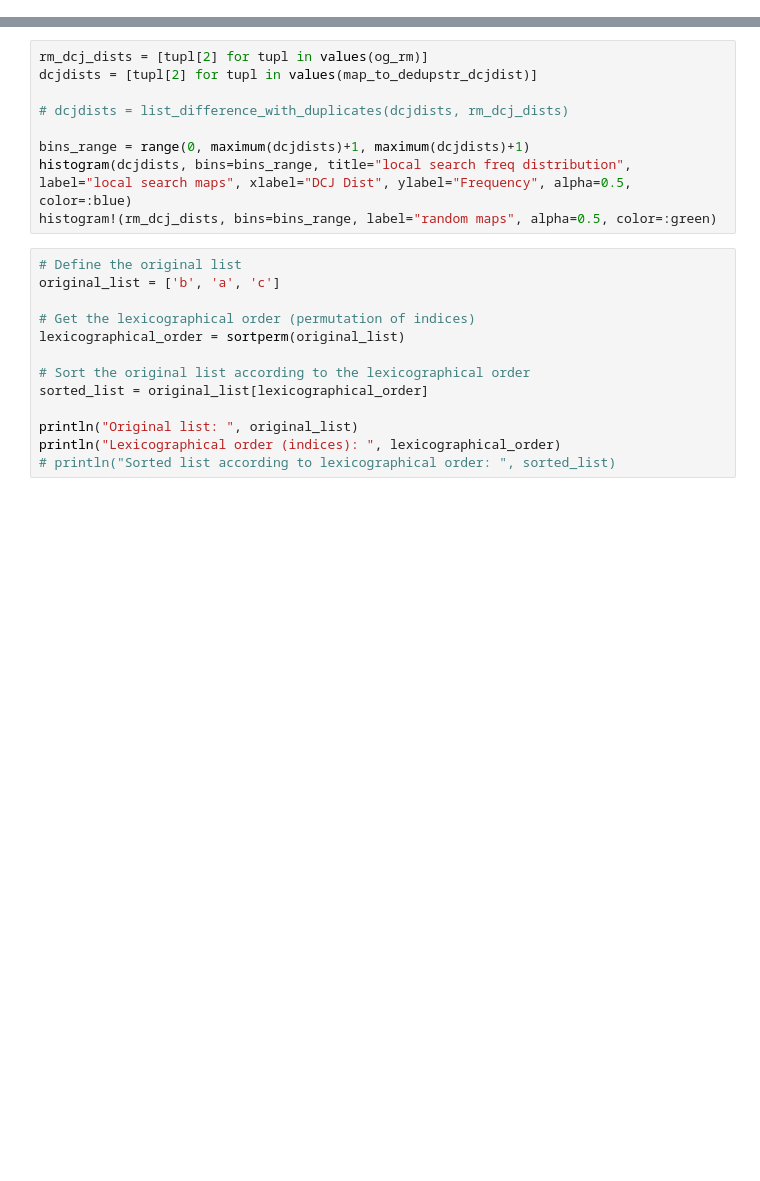
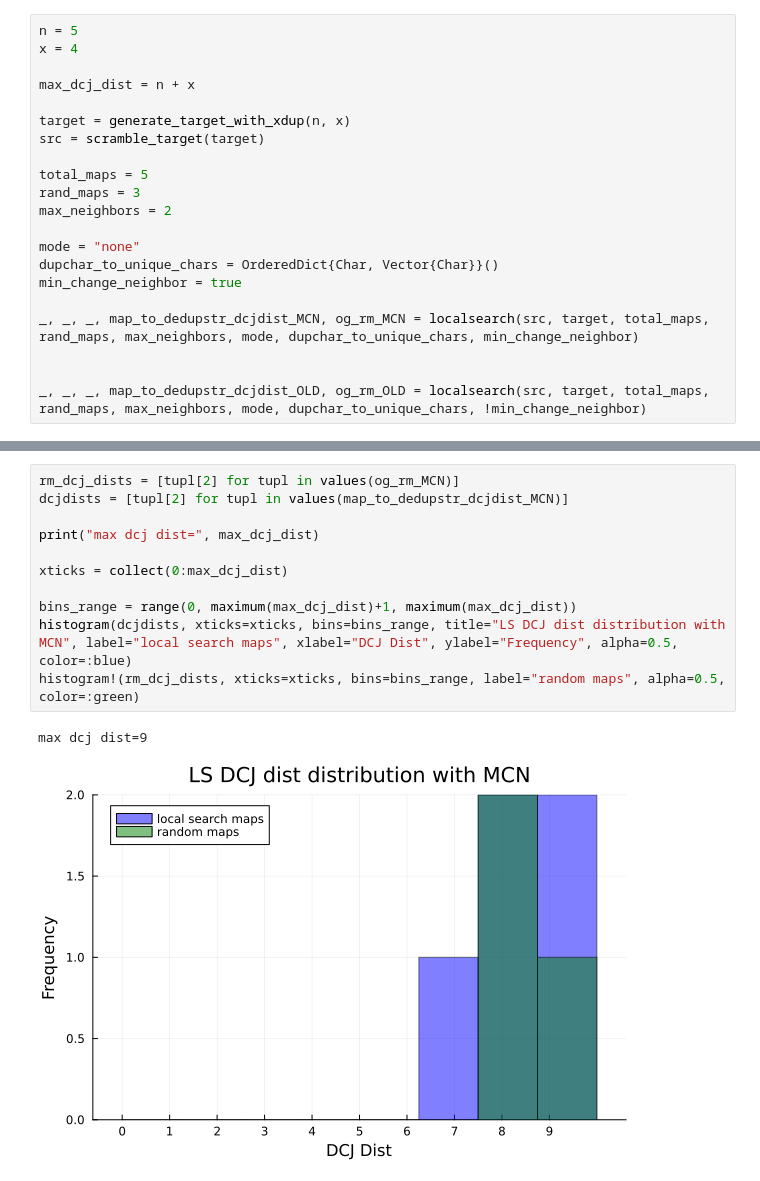
Before and after one commit to mliu31/dcj-heuristics, a Jupyter notebook: testing_LS.ipynb, the cells around one changed output, grey strips where cells are left out. Drawn from its saved outputs; the diff is of its cells as text; blank space fills up the shorter version.

Commit message:
made basic histogram comparing distirbution of dcj dist for different neighbors def for same target and srouce

```diff
--- a/testing_LS.ipynb
+++ b/testing_LS.ipynb
@@ -25,0 +7,21 @@ end
+# %%
+n = 5
+x = 4
+
+max_dcj_dist = n + x
+
+target = generate_target_with_xdup(n, x)
+src = scramble_target(target)
+
+total_maps = 5
+rand_maps = 3
+max_neighbors = 2
+
+mode = "none"
+dupchar_to_unique_chars = OrderedDict{Char, Vector{Char}}()
+min_change_neighbor = true
+
+_, _, _, map_to_dedupstr_dcjdist_MCN, og_rm_MCN = localsearch(src, target, total_maps, rand_maps, max_neighbors, mode, dupchar_to_unique_chars, min_change_neighbor)
+
+
+_, _, _, map_to_dedupstr_dcjdist_OLD, og_rm_OLD = localsearch(src, target, total_maps, rand_maps, max_neighbors, mode, dupchar_to_unique_chars, !min_change_neighbor)
@@ -26,22 +36,14 @@ end
 # %%
-rm_dcj_dists = [tupl[2] for tupl in values(og_rm)]
-dcjdists = [tupl[2] for tupl in values(map_to_dedupstr_dcjdist)]
+rm_dcj_dists = [tupl[2] for tupl in values(og_rm_MCN)]
+dcjdists = [tupl[2] for tupl in values(map_to_dedupstr_dcjdist_MCN)]
 
-# dcjdists = list_difference_with_duplicates(dcjdists, rm_dcj_dists)
+print("max dcj dist=", max_dcj_dist)
 
-bins_range = range(0, maximum(dcjdists)+1, maximum(dcjdists)+1)
-histogram(dcjdists, bins=bins_range, title="local search freq distribution", label="local search maps", xlabel="DCJ Dist", ylabel="Frequency", alpha=0.5, color=:blue)
-histogram!(rm_dcj_dists, bins=bins_range, label="random maps", alpha=0.5, color=:green)
+xticks = collect(0:max_dcj_dist)
+
+bins_range = range(0, maximum(max_dcj_dist)+1, maximum(max_dcj_dist))
+histogram(dcjdists, xticks=xticks, bins=bins_range, title="LS DCJ dist distribution with MCN", label="local search maps", xlabel="DCJ Dist", ylabel="Frequency", alpha=0.5, color=:blue)
+histogram!(rm_dcj_dists, xticks=xticks, bins=bins_range, label="random maps", alpha=0.5, color=:green)
+# %% [output]
+max dcj dist=9
+[figure, added]
-# %%
-# Define the original list
-original_list = ['b', 'a', 'c']
-
-# Get the lexicographical order (permutation of indices)
-lexicographical_order = sortperm(original_list)
-
-# Sort the original list according to the lexicographical order
-sorted_list = original_list[lexicographical_order]
-
-println("Original list: ", original_list)
-println("Lexicographical order (indices): ", lexicographical_order)
-# println("Sorted list according to lexicographical order: ", sorted_list)
```
Also changed, not shown: parts of 4 cells of this notebook, 1 other file.
